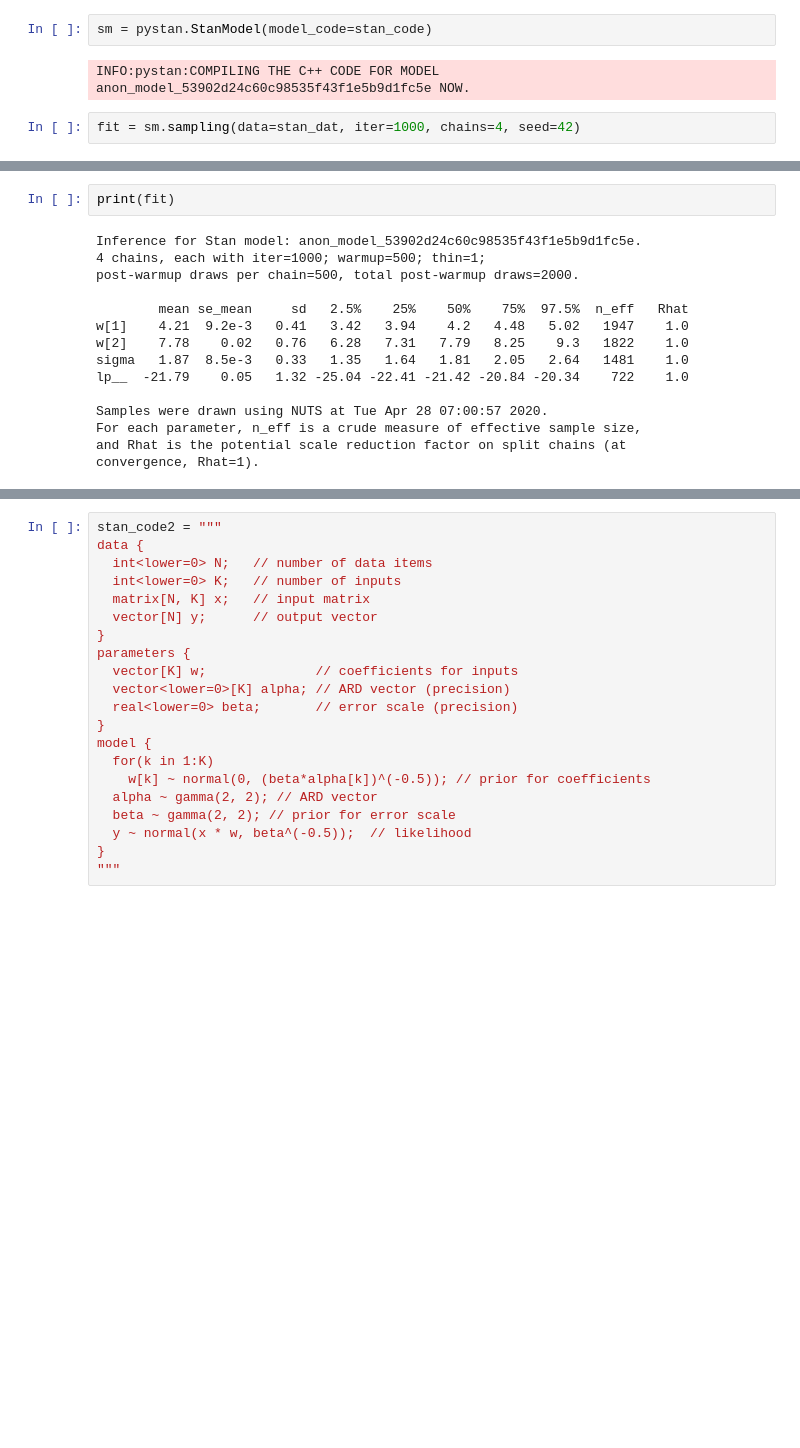
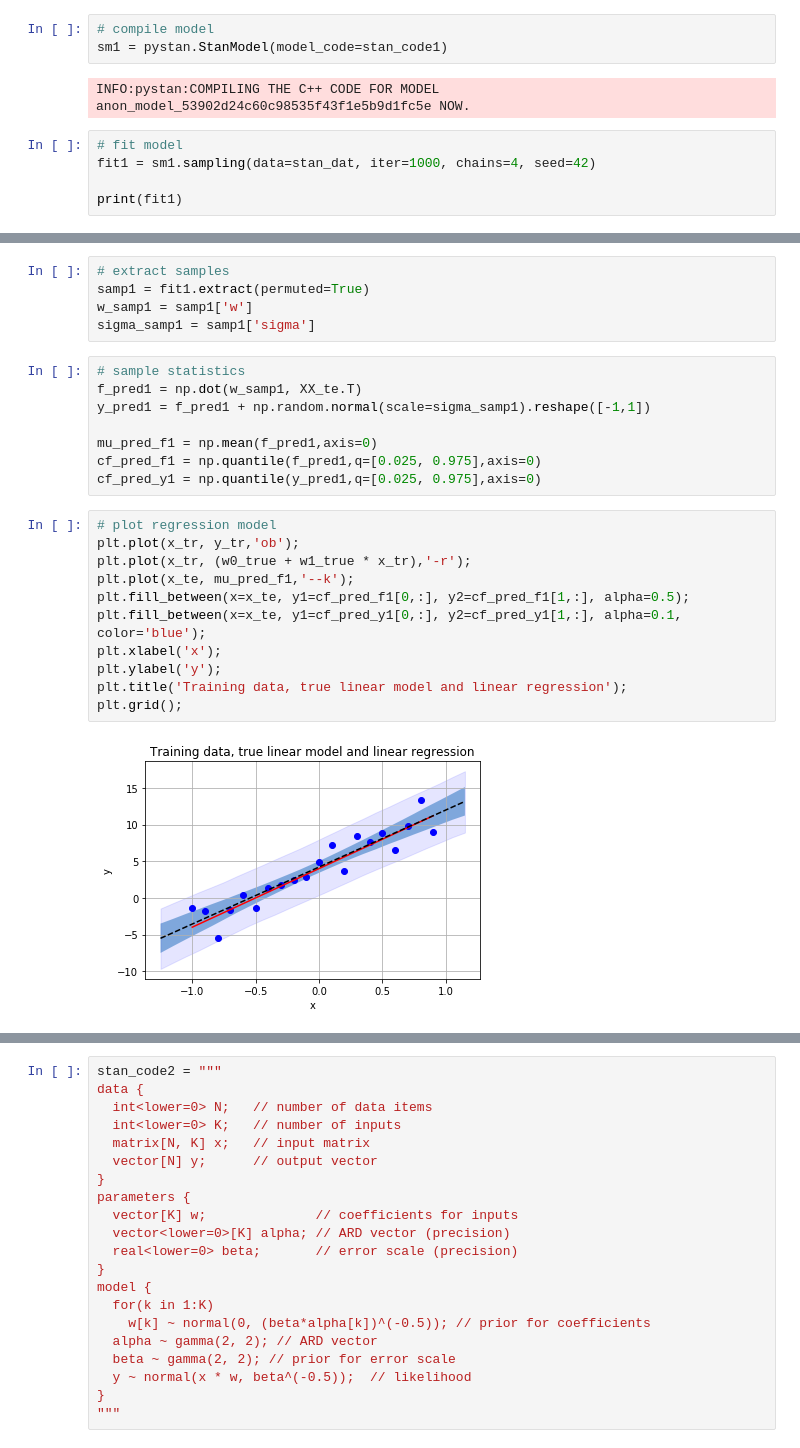
Before and after one commit to SebastianGlavind/PhD-study, a Jupyter notebook: Linear-regression/exStan_BayesianLinearRegression.ipynb, the cells around one changed output, grey strips where cells are left out. Saved outputs shown, nothing was run; the diff lists cells and outputs as text; blank space fills up the shorter version.

```diff
--- a/Linear-regression/exStan_BayesianLinearRegression.ipynb
+++ b/Linear-regression/exStan_BayesianLinearRegression.ipynb
@@ -92,8 +128,12 @@ model {
 }
 """
 # %%
-sm = pystan.StanModel(model_code=stan_code)
+# compile model
+sm1 = pystan.StanModel(model_code=stan_code1)
 # %% [output]
 INFO:pystan:COMPILING THE C++ CODE FOR MODEL anon_model_53902d24c60c98535f43f1e5b9d1fc5e NOW.
 # %%
-fit = sm.sampling(data=stan_dat, iter=1000, chains=4, seed=42)
+# fit model
+fit1 = sm1.sampling(data=stan_dat, iter=1000, chains=4, seed=42)
+
+print(fit1)
@@ -100,17 +155,26 @@ fit = sm.sampling(data=stan_dat, iter=1000, chains=4, seed=42)
-# %%
-print(fit)
-# %% [output]
-Inference for Stan model: anon_model_53902d24c60c98535f43f1e5b9d1fc5e.
-4 chains, each with iter=1000; warmup=500; thin=1;
-post-warmup draws per chain=500, total post-warmup draws=2000.
-
-        mean se_mean     sd   2.5%    25%    50%    75%  97.5%  n_eff   Rhat
-w[1]    4.21  9.2e-3   0.41   3.42   3.94    4.2   4.48   5.02   1947    1.0
-w[2]    7.78    0.02   0.76   6.28   7.31   7.79   8.25    9.3   1822    1.0
-sigma   1.87  8.5e-3   0.33   1.35   1.64   1.81   2.05   2.64   1481    1.0
-lp__  -21.79    0.05   1.32 -25.04 -22.41 -21.42 -20.84 -20.34    722    1.0
-
-Samples were drawn using NUTS at Tue Apr 28 07:00:57 2020.
-For each parameter, n_eff is a crude measure of effective sample size,
-and Rhat is the potential scale reduction factor on split chains (at
-convergence, Rhat=1).
+# %%
+# extract samples
+samp1 = fit1.extract(permuted=True)
+w_samp1 = samp1['w']
+sigma_samp1 = samp1['sigma']
+# %%
+# sample statistics
+f_pred1 = np.dot(w_samp1, XX_te.T)
+y_pred1 = f_pred1 + np.random.normal(scale=sigma_samp1).reshape([-1,1])
+
+mu_pred_f1 = np.mean(f_pred1,axis=0)
+cf_pred_f1 = np.quantile(f_pred1,q=[0.025, 0.975],axis=0)
+cf_pred_y1 = np.quantile(y_pred1,q=[0.025, 0.975],axis=0)
+# %%
+# plot regression model
+plt.plot(x_tr, y_tr,'ob');
+plt.plot(x_tr, (w0_true + w1_true * x_tr),'-r');
+plt.plot(x_te, mu_pred_f1,'--k');
+plt.fill_between(x=x_te, y1=cf_pred_f1[0,:], y2=cf_pred_f1[1,:], alpha=0.5);
+plt.fill_between(x=x_te, y1=cf_pred_y1[0,:], y2=cf_pred_y1[1,:], alpha=0.1, color='blue');
+plt.xlabel('x');
+plt.ylabel('y');
+plt.title('Training data, true linear model and linear regression');
+plt.grid();
+# %% [output]
+[figure, added]
```
Also changed, not shown: parts of 17 cells of this notebook.
